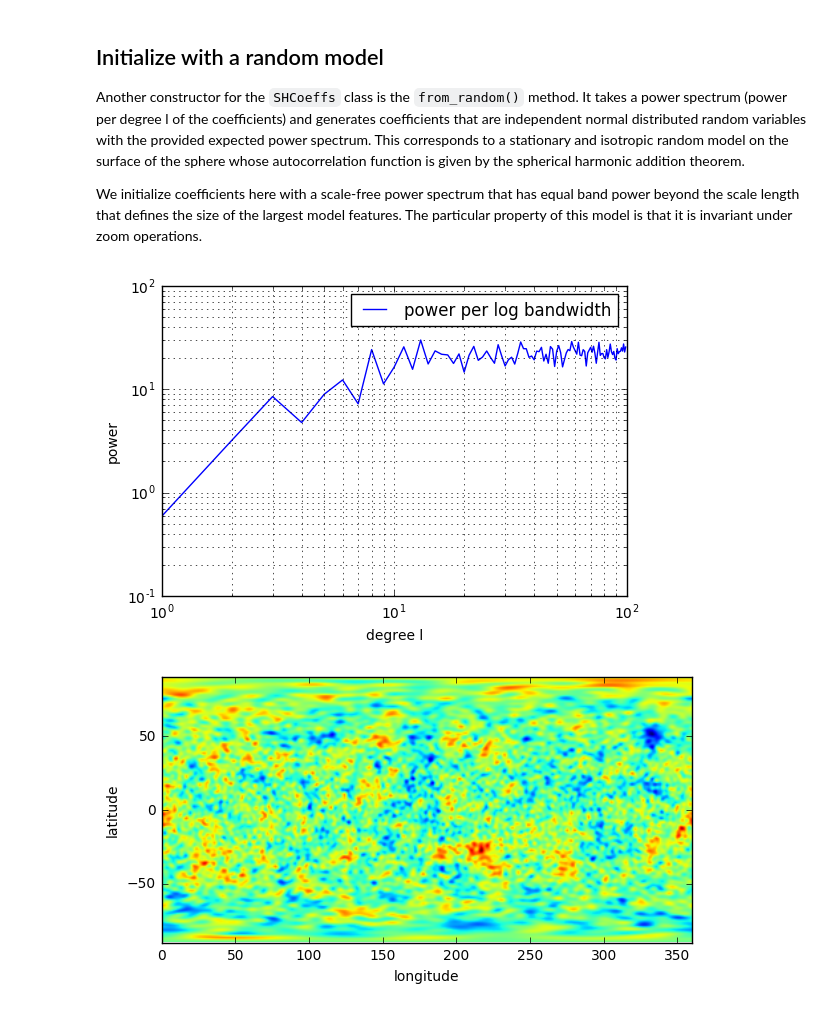
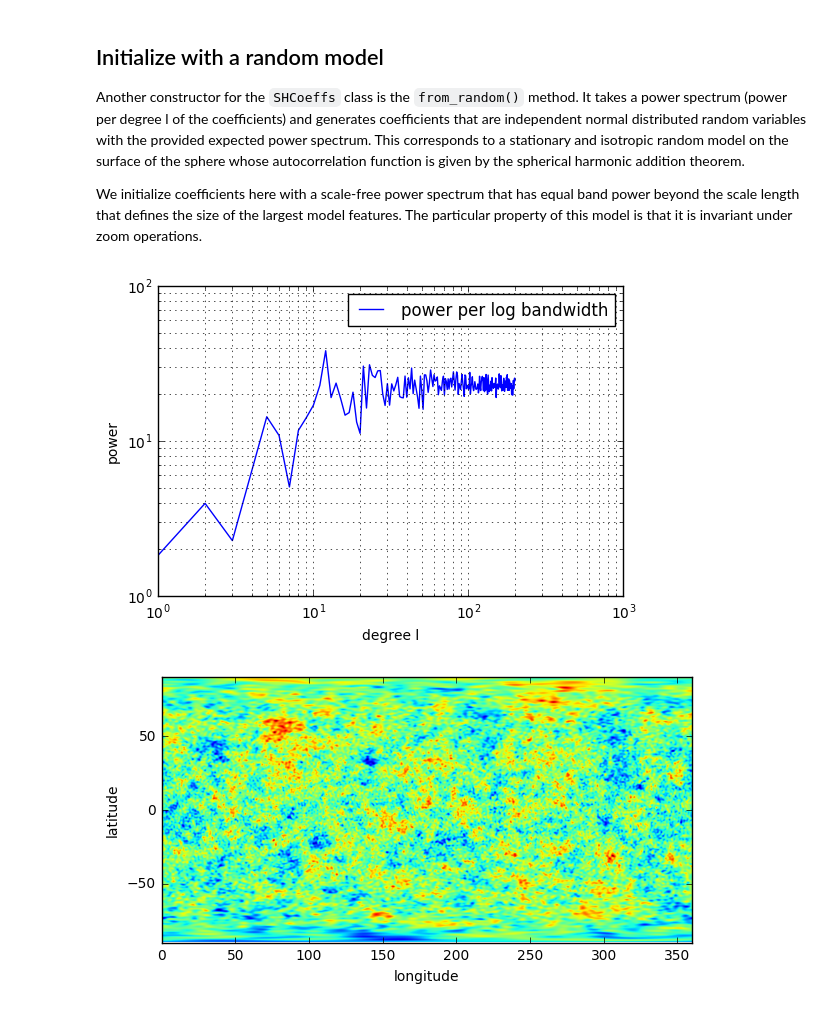
Before and after one commit to SHTOOLS/SHTOOLS, a Jupyter notebook: examples/notebooks/tutorial_3.ipynb, the cells around one changed output. Cells and saved outputs as stored; diff of their text form; code cells hidden in the pictures.

```diff
--- a/examples/notebooks/tutorial_3.ipynb
+++ b/examples/notebooks/tutorial_3.ipynb
@@ -51,19 +51,17 @@ Another constructor for the `SHCoeffs` class is the `from_random()` method. It t
 
 We initialize coefficients here with a scale-free power spectrum that has equal band power beyond the scale length that defines the size of the largest model features. The particular property of this model is that it is invariant under zoom operations.
 # %%
-nl = 100  # l = [0, 199]
-lmax = nl - 1
 a = 10  # scale length
-ls = np.arange(nl, dtype=np.float)
+ls = np.arange(lmax+1, dtype=np.float)
 power = 1. / (1. + (ls / a) ** 2) ** 0.5
 
 coeffs_global = SHCoeffs.from_random(power)
 
 fig, ax = coeffs_global.plot_spectrum(unit='per_dlogl', xscale='log')
 fig, ax = coeffs_global.expand('DH2').plot()
 # %% [output]
-[figure, old version]
+[figure, new version]
-[figure, old version]
+[figure, new version]
 # %% [markdown]
 ## Rotating the coordinate system
 
```
Also changed, not shown: parts of 9 cells of this notebook, 5 other files.
